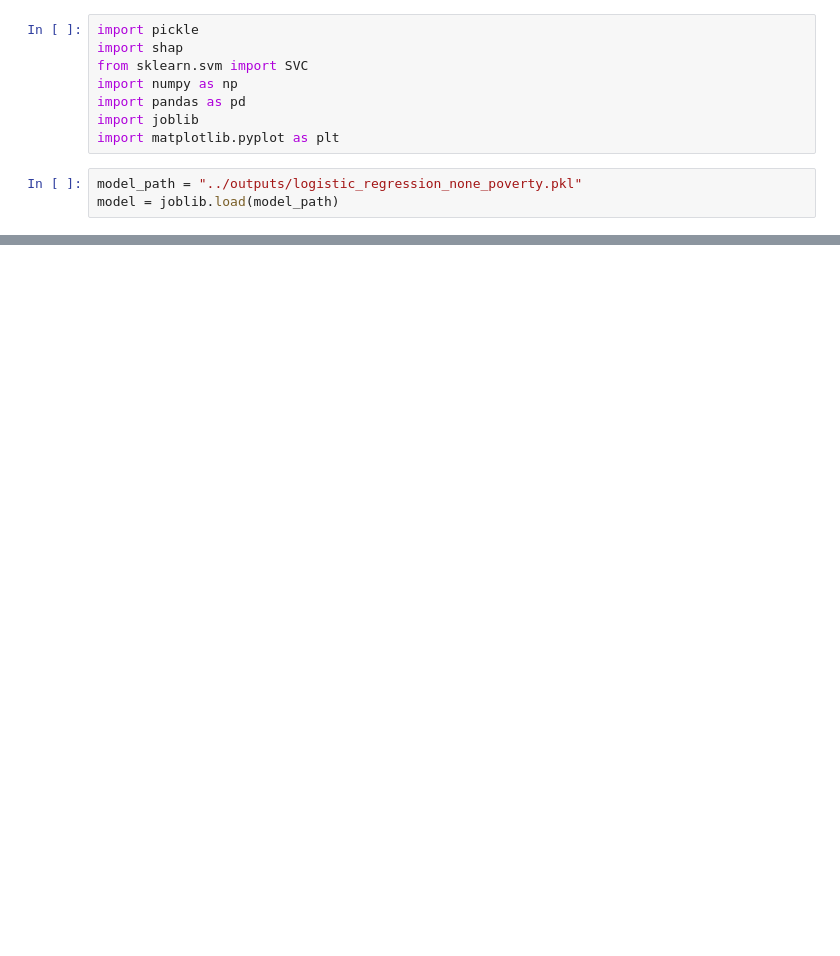
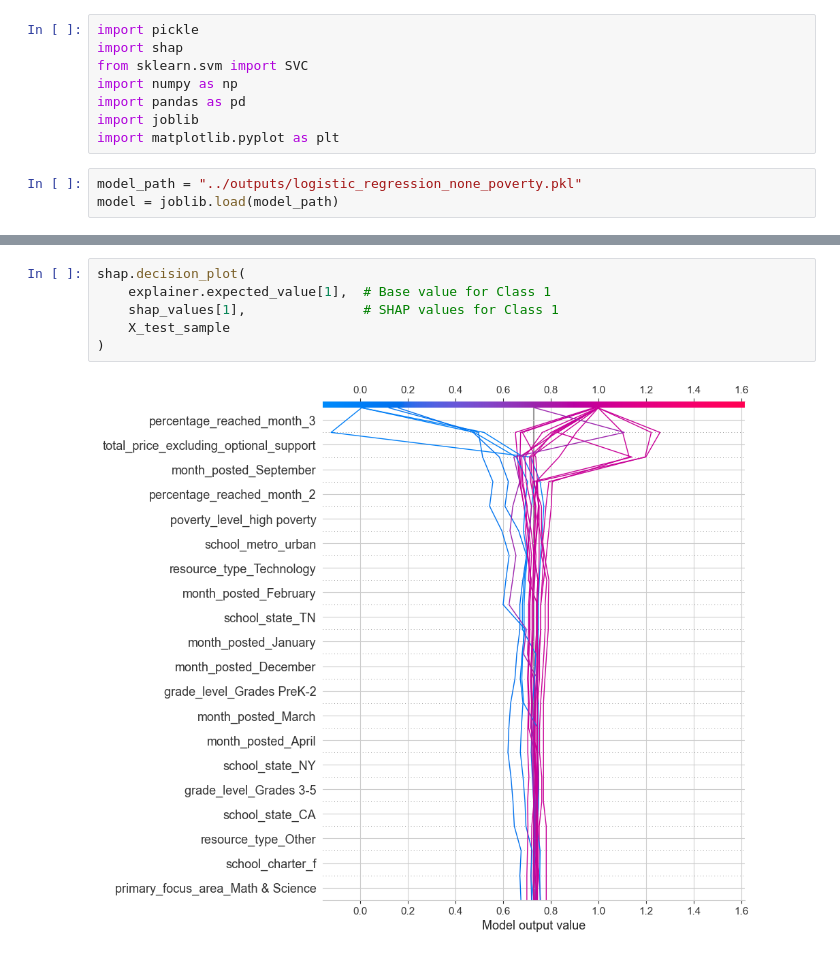
Before and after one commit to luciafang/94889-DonorsChoose, a Jupyter notebook: project/notebooks/SHAP_lr_high.ipynb, the cells around one changed output, grey strips where cells are left out. Cells and saved outputs as stored; diff of their text form; blank space fills up the shorter version.

```diff
--- a/project/notebooks/SHAP_lr_high.ipynb
+++ b/project/notebooks/SHAP_lr_high.ipynb
@@ -62,0 +82,8 @@ shap.save_html("force_plot.html", force_plot)
+# %%
+shap.decision_plot(
+    explainer.expected_value[1],  # Base value for Class 1
+    shap_values[1],               # SHAP values for Class 1
+    X_test_sample
+)
+# %% [output]
+[figure, added]
```
Also changed, not shown: parts of 19 cells of this notebook.
